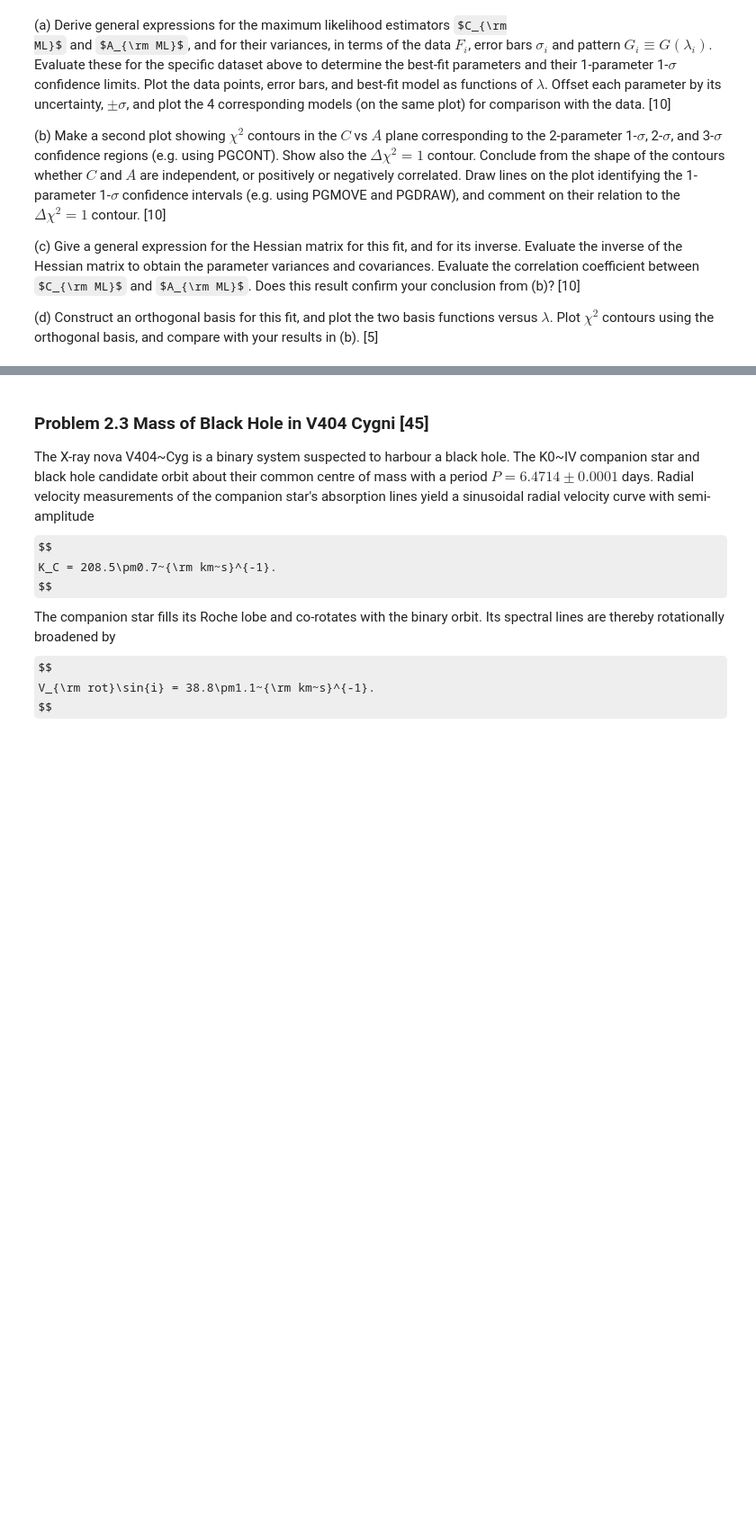
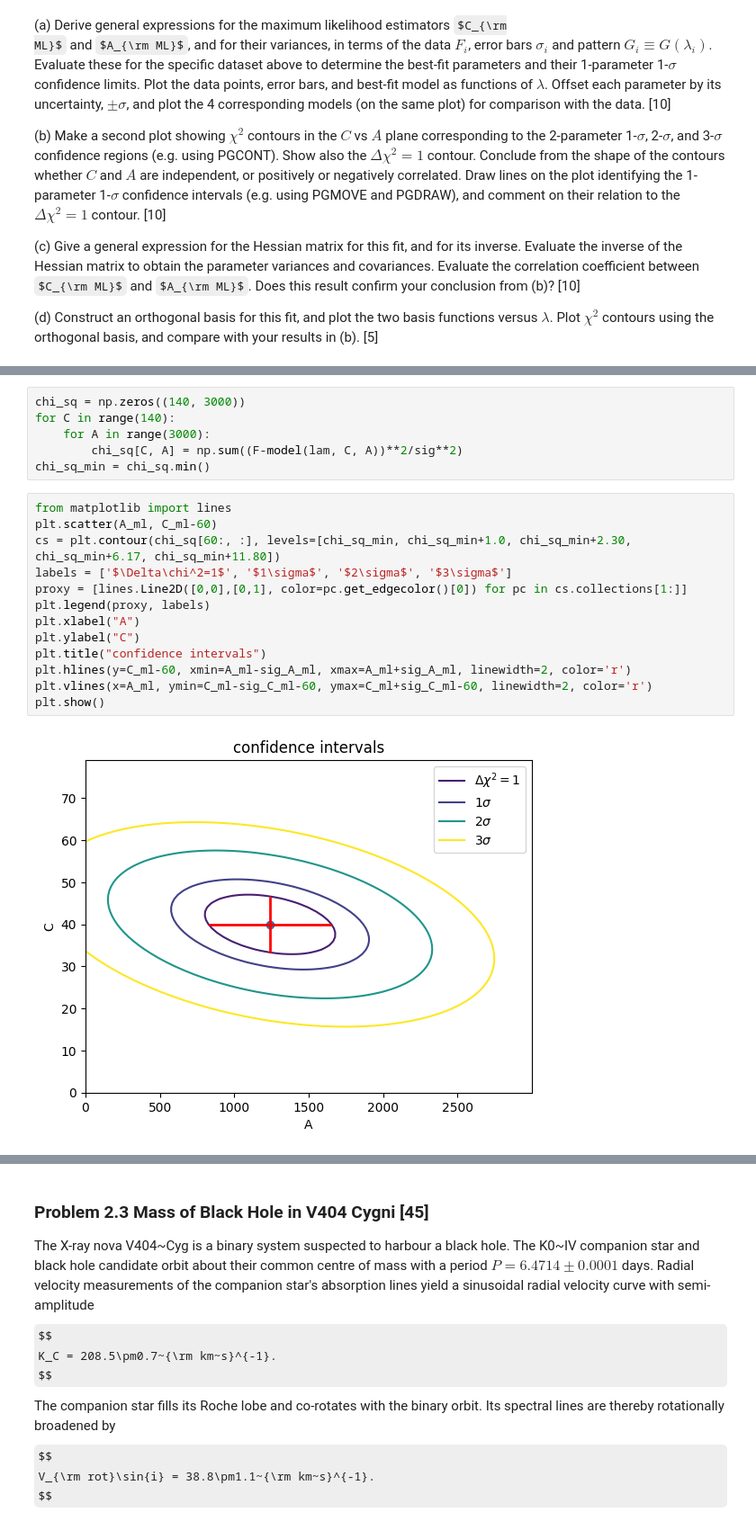
Before and after one commit to alphalyncis/adaa, a Jupyter notebook: hw2/hw2.ipynb, the cells around one changed output, grey strips where cells are left out. Shown at 90% size. Saved outputs shown, nothing was run; the diff lists cells and outputs as text; some formulas as TeX source; blank space fills up the shorter version.

```diff
--- a/hw2/hw2.ipynb
+++ b/hw2/hw2.ipynb
@@ -105,0 +163,21 @@ results in (b). [5]
+# %%
+chi_sq = np.zeros((140, 3000))
+for C in range(140):
+    for A in range(3000):
+        chi_sq[C, A] = np.sum((F-model(lam, C, A))**2/sig**2)
+chi_sq_min = chi_sq.min()
+# %%
+from matplotlib import lines
+plt.scatter(A_ml, C_ml-60)
+cs = plt.contour(chi_sq[60:, :], levels=[chi_sq_min, chi_sq_min+1.0, chi_sq_min+2.30, chi_sq_min+6.17, chi_sq_min+11.80])
+labels = ['$\Delta\chi^2=1$', '$1\sigma$', '$2\sigma$', '$3\sigma$']
+proxy = [lines.Line2D([0,0],[0,1], color=pc.get_edgecolor()[0]) for pc in cs.collections[1:]]
+plt.legend(proxy, labels)
+plt.xlabel("A")
+plt.ylabel("C")
+plt.title("confidence intervals")
+plt.hlines(y=C_ml-60, xmin=A_ml-sig_A_ml, xmax=A_ml+sig_A_ml, linewidth=2, color='r')
+plt.vlines(x=A_ml, ymin=C_ml-sig_C_ml-60, ymax=C_ml+sig_C_ml-60, linewidth=2, color='r')
+plt.show()
+# %% [output]
+[figure, added]
```
Also changed, not shown: parts of 9 cells of this notebook, 1 other file.
